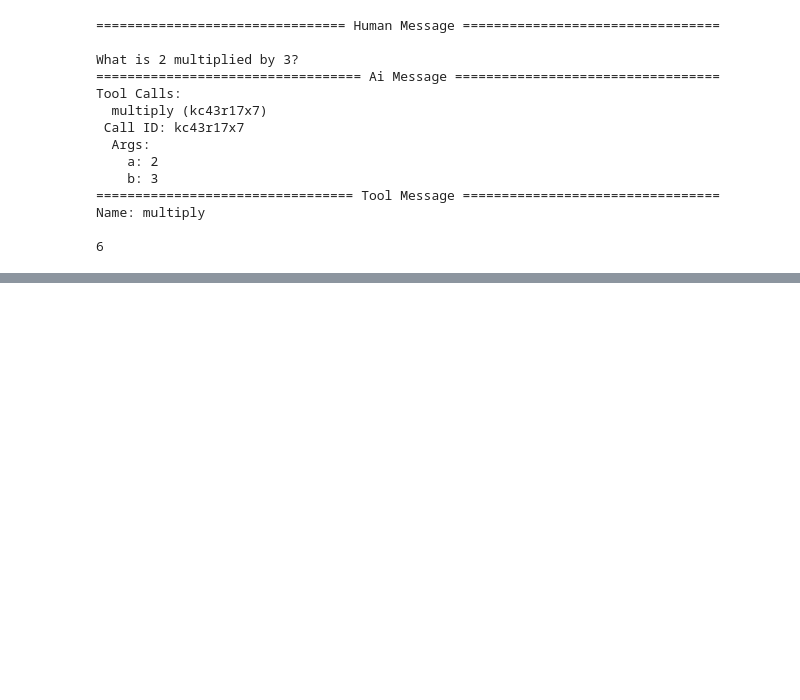
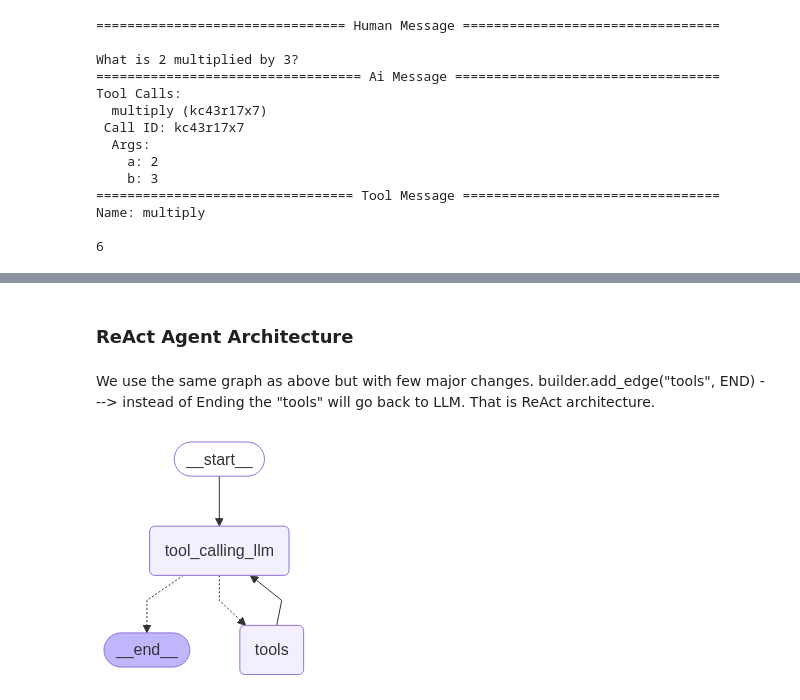
Before and after one commit to rupeshbug/agentic_langgraph, a Jupyter notebook: 1-BasicChatbot/1-basic-chatbot.ipynb, the cells around one changed output, grey strips where cells are left out. Cells and saved outputs as stored; diff of their text form; code cells hidden in the pictures; blank space fills up the shorter version.

Commit message:
integrating reAct architecture

```diff
--- a/1-BasicChatbot/1-basic-chatbot.ipynb
+++ b/1-BasicChatbot/1-basic-chatbot.ipynb
@@ -201,0 +224,34 @@ Name: multiply
+# %% [markdown]
+### ReAct Agent Architecture
+# %% [markdown]
+We use the same graph as above but with few major changes.
+builder.add_edge("tools", END) ---> instead of Ending the "tools" will go back to LLM. That is ReAct architecture.
+# %%
+## Create the StateGraph
+from langgraph.graph import StateGraph, START, END
+from langgraph.prebuilt import ToolNode
+from langgraph.prebuilt import tools_condition
+
+## Node definition for the node of the graph
+def tool_calling_llm(state:State):
+    return {"messages": [llm_with_tool.invoke(state["messages"])]}
+
+## Graph
+builder = StateGraph(State)
+builder.add_node("tool_calling_llm", tool_calling_llm)
+builder.add_node("tools", ToolNode(tools))
+
+## Add Edges
+builder.add_edge(START, "tool_calling_llm")
+builder.add_conditional_edges(
+    "tool_calling_llm",
+    tools_condition
+)
+builder.add_edge("tools", "tool_calling_llm")
+
+## compike the graph
+graph = builder.compile()
+# %%
+display(Image(graph.get_graph().draw_mermaid_png()))
+# %% [output]
+[figure, added]
```
Also changed, not shown: parts of 2 cells of this notebook.
